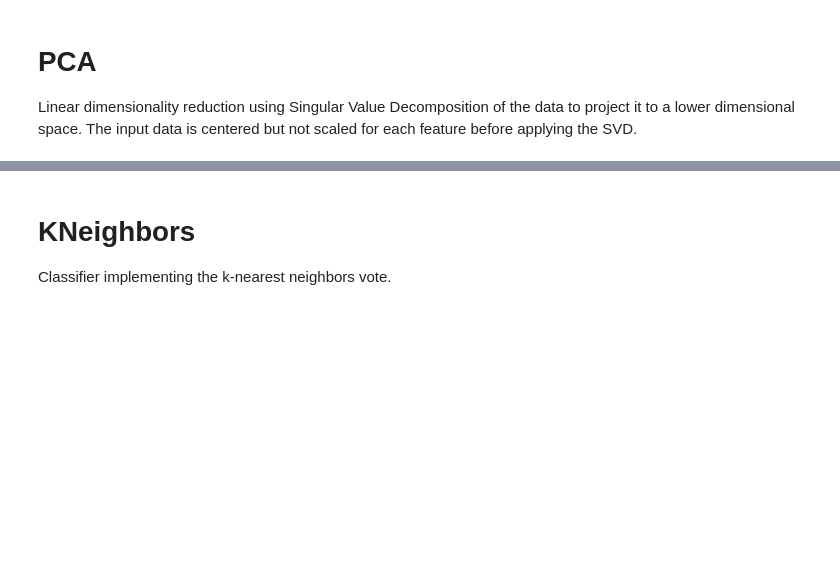
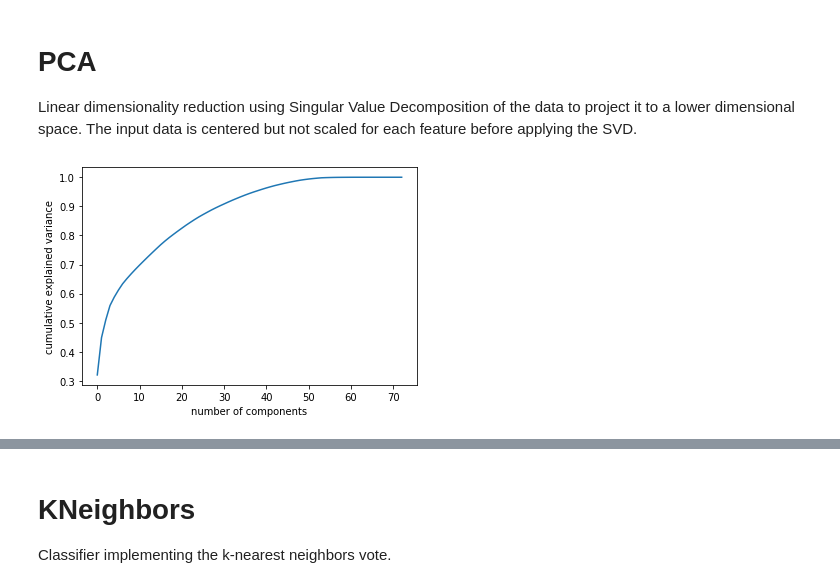
Before and after one commit to Khanguye/HeartDiseaseByCounty_ML, a Jupyter notebook: HeartDisease_ML_Week2.ipynb, the cells around one changed output, grey strips where cells are left out. Cells and saved outputs as stored; diff of their text form; code cells hidden in the pictures; blank space fills up the shorter version.

```diff
--- a/HeartDisease_ML_Week2.ipynb
+++ b/HeartDisease_ML_Week2.ipynb
@@ -293,0 +307,8 @@ pca = PCA(n_components=5)
+# %%
+#to figure out the optimal number of components needed to describe the data using PCA
+pca = PCA().fit(X_train_scaled)
+plt.plot(np.cumsum(pca.explained_variance_ratio_))
+plt.xlabel('number of components')
+plt.ylabel('cumulative explained variance');
+# %% [output]
+[figure, added]
```
Also changed, not shown: parts of 63 cells of this notebook, 8 other files.
